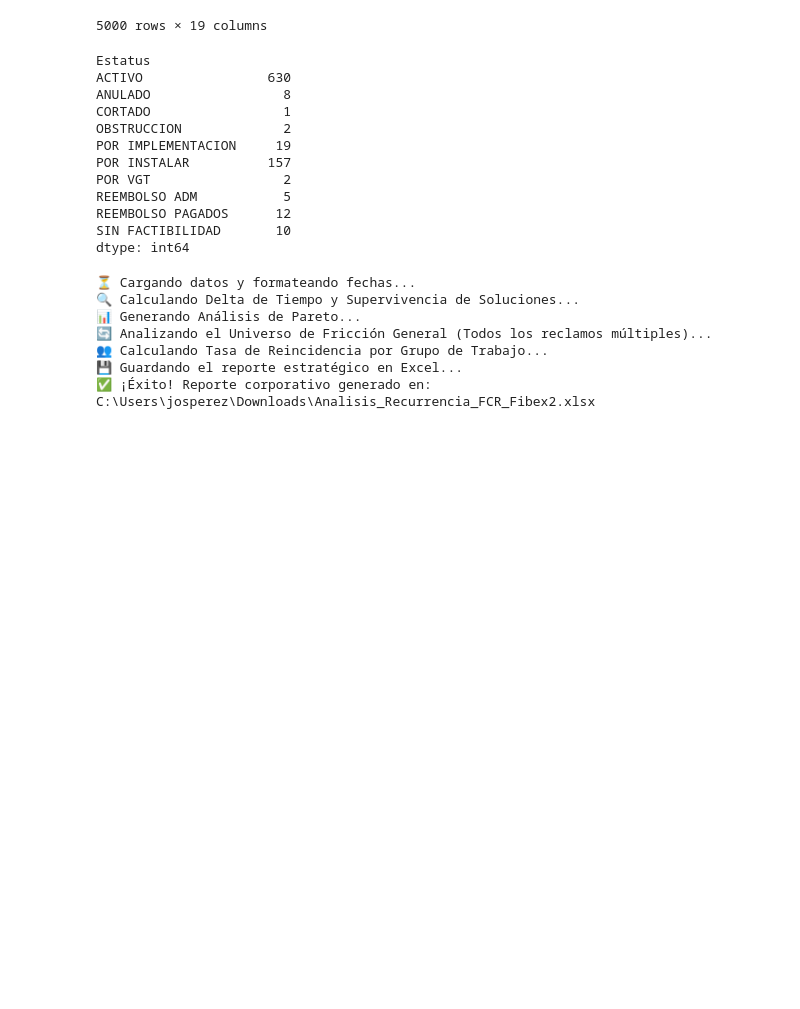
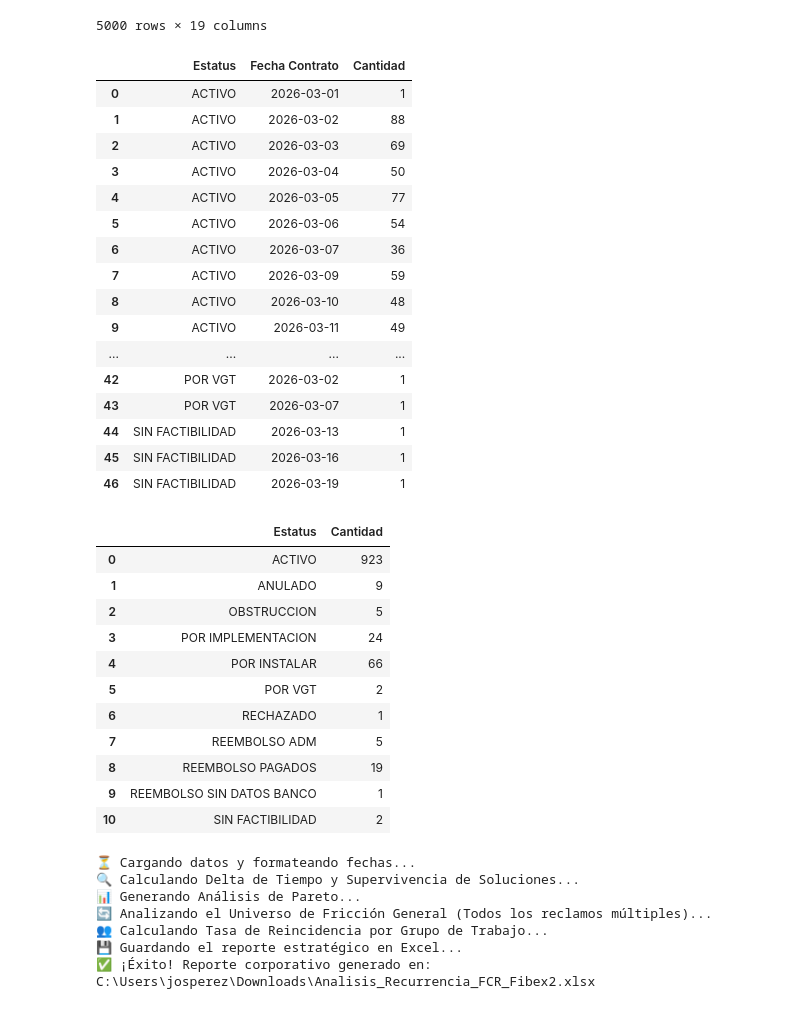
Before and after one commit to Artur030610/Data-Automated-Pipeline-Telecom, a Jupyter notebook: Notebooks/afluencia.ipynb, the cells around one changed output. Cells and saved outputs as stored; diff of their text form; code cells hidden in the pictures; blank space fills up the shorter version.

```diff
--- a/Notebooks/afluencia.ipynb
+++ b/Notebooks/afluencia.ipynb
@@ -781,22 +802,43 @@ shape: (5, 19)
 # %%
 import pandas as pd
 df = pd.read_parquet(r'C:\Users\josperez\Documents\A-DataStack\01-Proyectos\01-Data_PipelinesFibex\02_Data_Lake\gold_data\Ventas_Estatus_Gold.parquet')
 df_ventas = pd.read_parquet(r'C:\Users\josperez\Documents\A-DataStack\01-Proyectos\01-Data_PipelinesFibex\02_Data_Lake\gold_data\Ventas_Listado_Gold.parquet')
-df = df[(df['Fecha'].dt.month == 3)]
-display(df.groupby('Estatus').size())
+df_afluencia = pd.read_parquet(r'C:\Users\josperez\Documents\A-DataStack\01-Proyectos\01-Data_PipelinesFibex\02_Data_Lake\gold_data\Afluencia_Gold.parquet')
+
+df_fl=df_afluencia[(df_afluencia['Fecha'].dt.month == 3) & (df_afluencia['Tipo de afluencia'] == 'Ventas')]
+df_ventas = df_ventas[(df_ventas['Fecha Contrato'].dt.month == 3) & (df_ventas['Canal'] == 'OFICINA COMERCIAL')]
+display(df_ventas.groupby(['Estatus','Fecha Contrato'], as_index=False).agg(Cantidad = ('N° Abonado', 'size')))
+display(df_fl.groupby(['Estatus'], as_index=False).agg(Cantidad = ('N° Abonado', 'size')))
 # %% [output]
-Estatus
-ACTIVO                630
-ANULADO                 8
-CORTADO                 1
-OBSTRUCCION             2
-POR IMPLEMENTACION     19
-POR INSTALAR          157
-POR VGT                 2
-REEMBOLSO ADM           5
-REEMBOLSO PAGADOS      12
-SIN FACTIBILIDAD       10
-dtype: int64
+|  | Estatus | Fecha Contrato | Cantidad |
+| 0 | ACTIVO | 2026-03-01 | 1 |
+| 1 | ACTIVO | 2026-03-02 | 88 |
+| 2 | ACTIVO | 2026-03-03 | 69 |
+| 3 | ACTIVO | 2026-03-04 | 50 |
+| 4 | ACTIVO | 2026-03-05 | 77 |
+| 5 | ACTIVO | 2026-03-06 | 54 |
+| 6 | ACTIVO | 2026-03-07 | 36 |
+| 7 | ACTIVO | 2026-03-09 | 59 |
+| 8 | ACTIVO | 2026-03-10 | 48 |
+| 9 | ACTIVO | 2026-03-11 | 49 |
+| ... | ... | ... | ... |
+| 42 | POR VGT | 2026-03-02 | 1 |
+| 43 | POR VGT | 2026-03-07 | 1 |
+| 44 | SIN FACTIBILIDAD | 2026-03-13 | 1 |
+| 45 | SIN FACTIBILIDAD | 2026-03-16 | 1 |
+| 46 | SIN FACTIBILIDAD | 2026-03-19 | 1 |
+|  | Estatus | Cantidad |
+| 0 | ACTIVO | 923 |
+| 1 | ANULADO | 9 |
+| 2 | OBSTRUCCION | 5 |
+| 3 | POR IMPLEMENTACION | 24 |
+| 4 | POR INSTALAR | 66 |
+| 5 | POR VGT | 2 |
+| 6 | RECHAZADO | 1 |
+| 7 | REEMBOLSO ADM | 5 |
+| 8 | REEMBOLSO PAGADOS | 19 |
+| 9 | REEMBOLSO SIN DATOS BANCO | 1 |
+| 10 | SIN FACTIBILIDAD | 2 |
 # %%
 import pandas as pd
 import numpy as np
```
Also changed, not shown: parts of 1 cell of this notebook, 32 other files.
